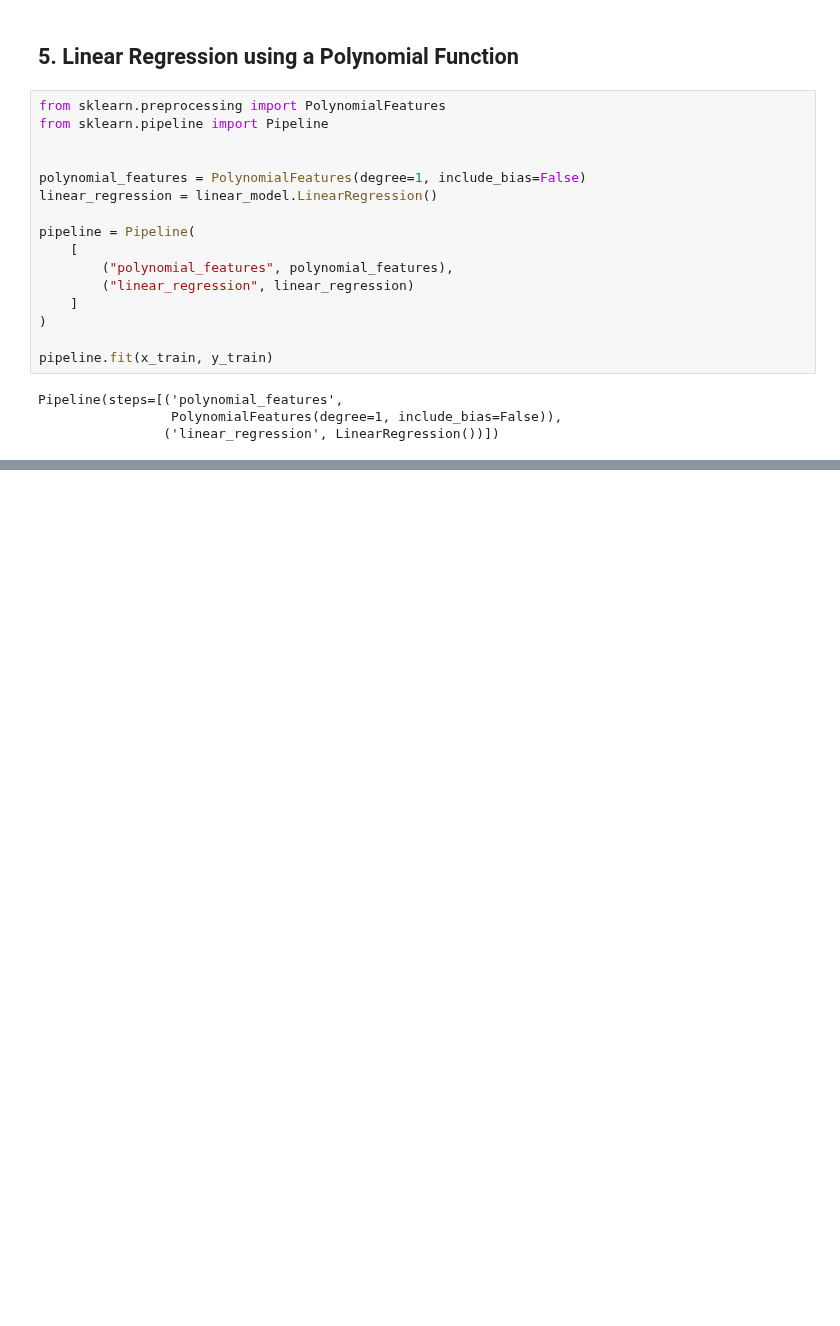
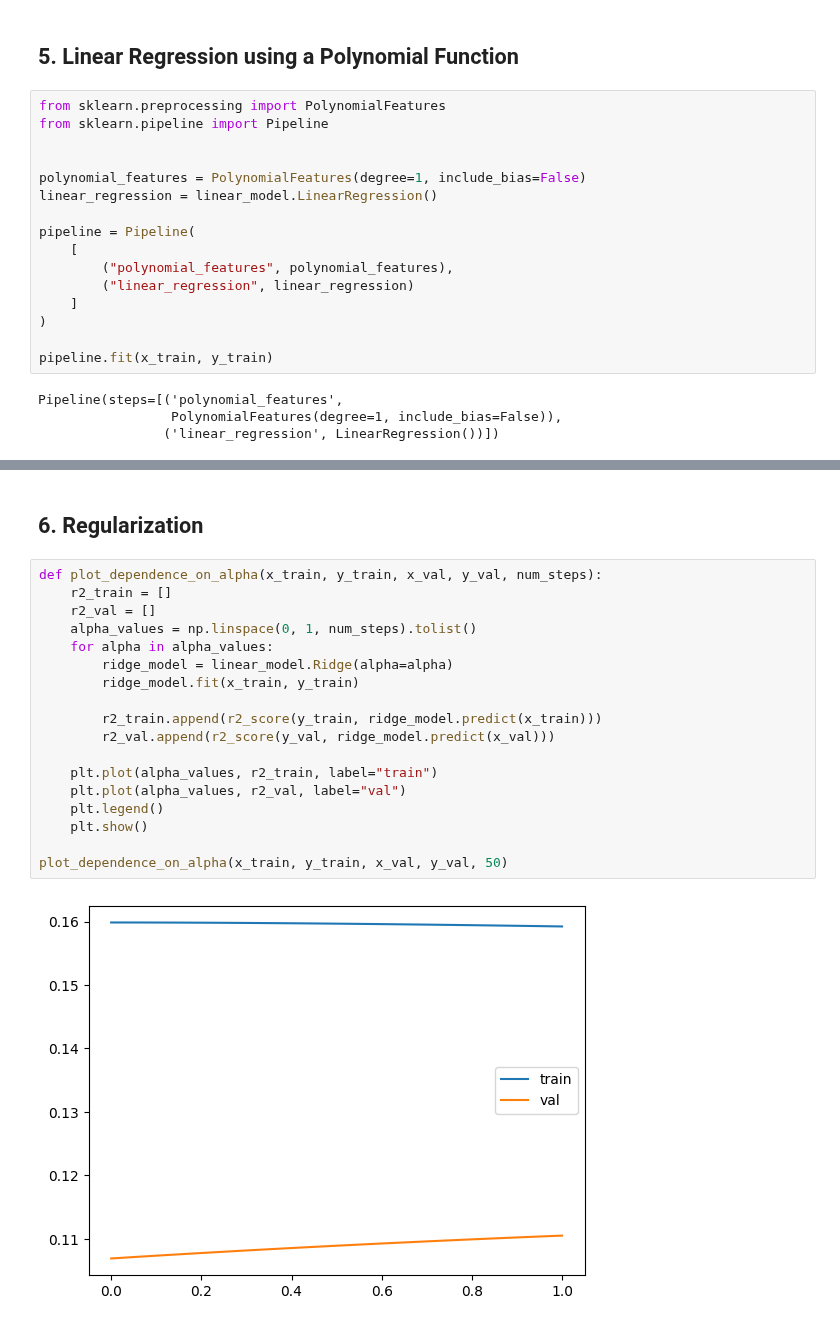
Before and after one commit to UlstuUniversityOrganization/ML-Lab3, a Jupyter notebook: Assignment 02_Linear_regression_regul_poly.ipynb, the cells around one changed output, grey strips where cells are left out. Saved outputs shown, nothing was run; the diff lists cells and outputs as text; blank space fills up the shorter version.

Commit message:
Add regularization task (6)

```diff
--- a/Assignment 02_Linear_regression_regul_poly.ipynb
+++ b/Assignment 02_Linear_regression_regul_poly.ipynb
@@ -294,0 +297,22 @@ plot_dependence_on_degree(x_train, y_train, x_val, y_val, 6)
+# %% [markdown]
+## 6. Regularization
+# %%
+def plot_dependence_on_alpha(x_train, y_train, x_val, y_val, num_steps):
+    r2_train = []
+    r2_val = []
+    alpha_values = np.linspace(0, 1, num_steps).tolist()
+    for alpha in alpha_values:
+        ridge_model = linear_model.Ridge(alpha=alpha)
+        ridge_model.fit(x_train, y_train)
+
+        r2_train.append(r2_score(y_train, ridge_model.predict(x_train)))
+        r2_val.append(r2_score(y_val, ridge_model.predict(x_val)))
+
+    plt.plot(alpha_values, r2_train, label="train")
+    plt.plot(alpha_values, r2_val, label="val")
+    plt.legend()
+    plt.show()
+
+plot_dependence_on_alpha(x_train, y_train, x_val, y_val, 50)
+# %% [output]
+[figure, added]
```
Also changed, not shown: parts of 5 cells of this notebook.
